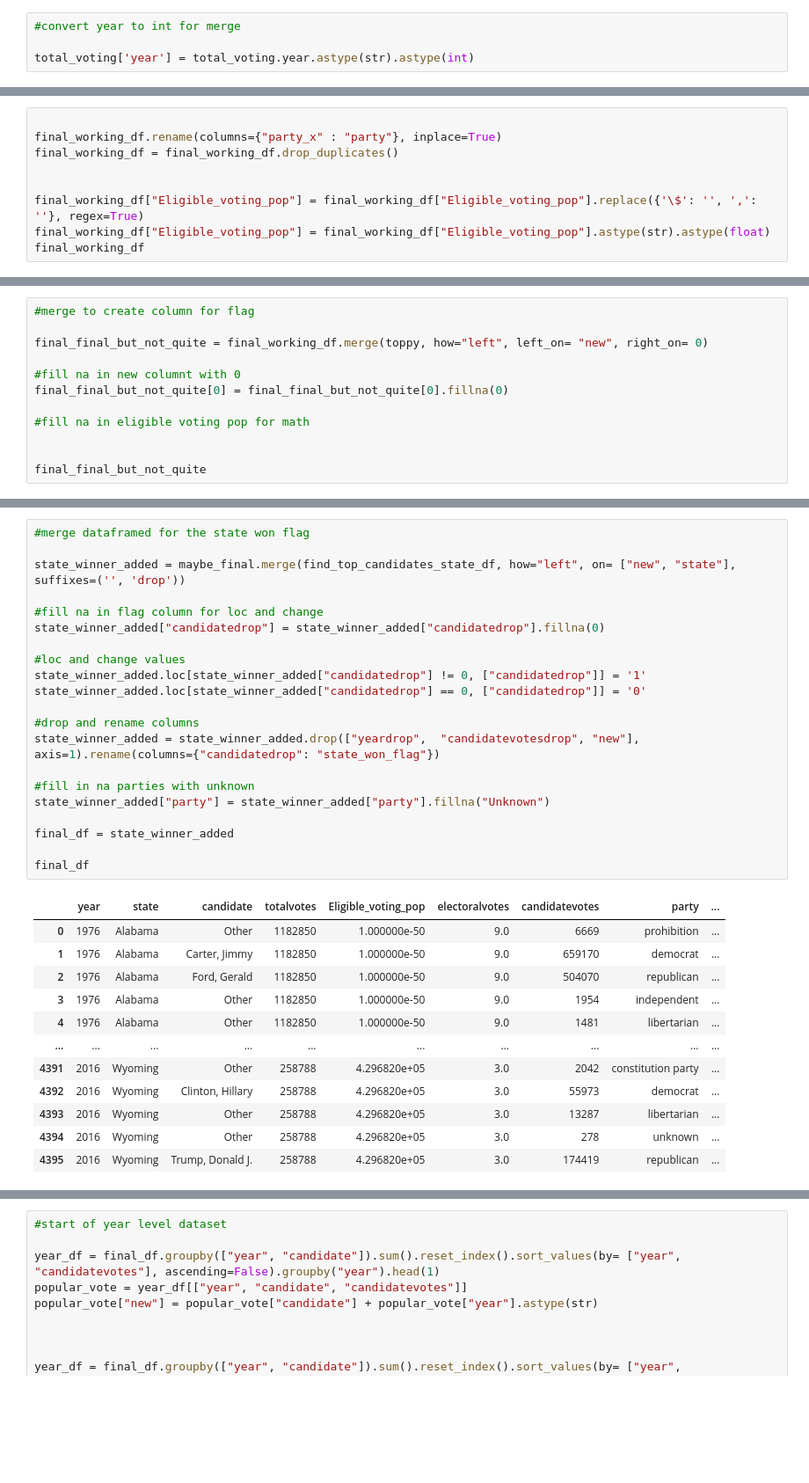
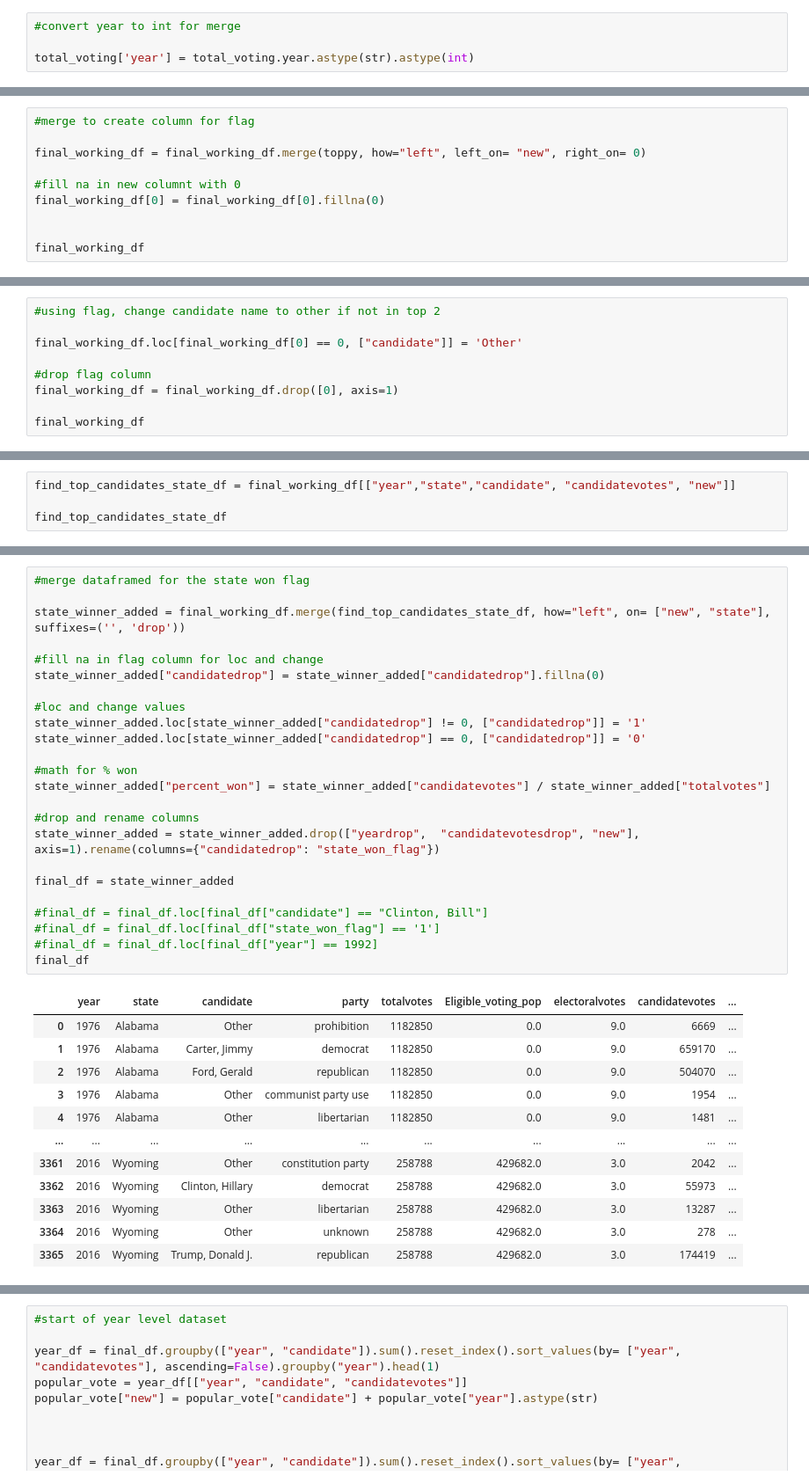
Before and after one commit to HBlockBeach/who_won_it, a Jupyter notebook: data/politics_data_raw.ipynb, the cells around one changed output, grey strips where cells are left out. Shown at 88% size. Saved outputs shown, nothing was run; the diff lists cells and outputs as text; blank space fills up the shorter version.

```diff
--- a/data/politics_data_raw.ipynb
+++ b/data/politics_data_raw.ipynb
@@ -197,9 +106,0 @@ final_working_df
-# %%
-
-final_working_df.rename(columns={"party_x" : "party"}, inplace=True)
-final_working_df = final_working_df.drop_duplicates()
-
-
-final_working_df["Eligible_voting_pop"] = final_working_df["Eligible_voting_pop"].replace({'\$': '', ',': ''}, regex=True)
-final_working_df["Eligible_voting_pop"] = final_working_df["Eligible_voting_pop"].astype(str).astype(float)
-final_working_df
@@ -265,13 +137,11 @@ find_top_candidates_df
 # %%
 #merge to create column for flag
 
-final_final_but_not_quite = final_working_df.merge(toppy, how="left", left_on= "new", right_on= 0)
+final_working_df = final_working_df.merge(toppy, how="left", left_on= "new", right_on= 0)
 
 #fill na in new columnt with 0
-final_final_but_not_quite[0] = final_final_but_not_quite[0].fillna(0)
-
-#fill na in eligible voting pop for math
+final_working_df[0] = final_working_df[0].fillna(0)
 
 
-final_final_but_not_quite
+final_working_df
 # %% [output]
@@ -348,0 +161,9 @@ find_top_candidates_state_df
+# %%
+#using flag, change candidate name to other if not in top 2
+
+final_working_df.loc[final_working_df[0] == 0, ["candidate"]] = 'Other'
+
+#drop flag column
+final_working_df = final_working_df.drop([0], axis=1)
+
+final_working_df
@@ -348,0 +184,4 @@ find_top_candidates_state_df
+# %%
+find_top_candidates_state_df = final_working_df[["year","state","candidate", "candidatevotes", "new"]]
+
+find_top_candidates_state_df
@@ -378,34 +229,37 @@ find_top_candidates_state_df
 # %%
 #merge dataframed for the state won flag
 
-state_winner_added = maybe_final.merge(find_top_candidates_state_df, how="left", on= ["new", "state"], suffixes=('', 'drop'))
+state_winner_added = final_working_df.merge(find_top_candidates_state_df, how="left", on= ["new", "state"], suffixes=('', 'drop'))
 
 #fill na in flag column for loc and change
 state_winner_added["candidatedrop"] = state_winner_added["candidatedrop"].fillna(0)
 
 #loc and change values
 state_winner_added.loc[state_winner_added["candidatedrop"] != 0, ["candidatedrop"]] = '1'
 state_winner_added.loc[state_winner_added["candidatedrop"] == 0, ["candidatedrop"]] = '0'
 
+#math for % won
+state_winner_added["percent_won"] = state_winner_added["candidatevotes"] / state_winner_added["totalvotes"]
+
 #drop and rename columns
 state_winner_added = state_winner_added.drop(["yeardrop",  "candidatevotesdrop", "new"], axis=1).rename(columns={"candidatedrop": "state_won_flag"})
 
-#fill in na parties with unknown
-state_winner_added["party"] = state_winner_added["party"].fillna("Unknown")
-
 final_df = state_winner_added
 
+#final_df = final_df.loc[final_df["candidate"] == "Clinton, Bill"]
+#final_df = final_df.loc[final_df["state_won_flag"] == '1']
+#final_df = final_df.loc[final_df["year"] == 1992]
 final_df
 # %% [output]
-|  | year | state | candidate | totalvotes | Eligible_voting_pop | electoralvotes | candidatevotes | party | ... |
-| 0 | 1976 | Alabama | Other | 1182850 | 1.000000e-50 | 9.0 | 6669 | prohibition | ... |
-| 1 | 1976 | Alabama | Carter, Jimmy | 1182850 | 1.000000e-50 | 9.0 | 659170 | democrat | ... |
-| 2 | 1976 | Alabama | Ford, Gerald | 1182850 | 1.000000e-50 | 9.0 | 504070 | republican | ... |
-| 3 | 1976 | Alabama | Other | 1182850 | 1.000000e-50 | 9.0 | 1954 | independent | ... |
-| 4 | 1976 | Alabama | Other | 1182850 | 1.000000e-50 | 9.0 | 1481 | libertarian | ... |
+|  | year | state | candidate | party | totalvotes | Eligible_voting_pop | electoralvotes | candidatevotes | ... |
+| 0 | 1976 | Alabama | Other | prohibition | 1182850 | 0.0 | 9.0 | 6669 | ... |
+| 1 | 1976 | Alabama | Carter, Jimmy | democrat | 1182850 | 0.0 | 9.0 | 659170 | ... |
+| 2 | 1976 | Alabama | Ford, Gerald | republican | 1182850 | 0.0 | 9.0 | 504070 | ... |
+| 3 | 1976 | Alabama | Other | communist party use | 1182850 | 0.0 | 9.0 | 1954 | ... |
+| 4 | 1976 | Alabama | Other | libertarian | 1182850 | 0.0 | 9.0 | 1481 | ... |
 | ... | ... | ... | ... | ... | ... | ... | ... | ... | ... |
-| 4391 | 2016 | Wyoming | Other | 258788 | 4.296820e+05 | 3.0 | 2042 | constitution party | ... |
-| 4392 | 2016 | Wyoming | Clinton, Hillary | 258788 | 4.296820e+05 | 3.0 | 55973 | democrat | ... |
-| 4393 | 2016 | Wyoming | Other | 258788 | 4.296820e+05 | 3.0 | 13287 | libertarian | ... |
-| 4394 | 2016 | Wyoming | Other | 258788 | 4.296820e+05 | 3.0 | 278 | unknown | ... |
-| 4395 | 2016 | Wyoming | Trump, Donald J. | 258788 | 4.296820e+05 | 3.0 | 174419 | republican | ... |
+| 3361 | 2016 | Wyoming | Other | constitution party | 258788 | 429682.0 | 3.0 | 2042 | ... |
+| 3362 | 2016 | Wyoming | Clinton, Hillary | democrat | 258788 | 429682.0 | 3.0 | 55973 | ... |
+| 3363 | 2016 | Wyoming | Other | libertarian | 258788 | 429682.0 | 3.0 | 13287 | ... |
+| 3364 | 2016 | Wyoming | Other | unknown | 258788 | 429682.0 | 3.0 | 278 | ... |
+| 3365 | 2016 | Wyoming | Trump, Donald J. | republican | 258788 | 429682.0 | 3.0 | 174419 | ... |
```
Also changed, not shown: parts of 29 cells of this notebook, 8 other files.
